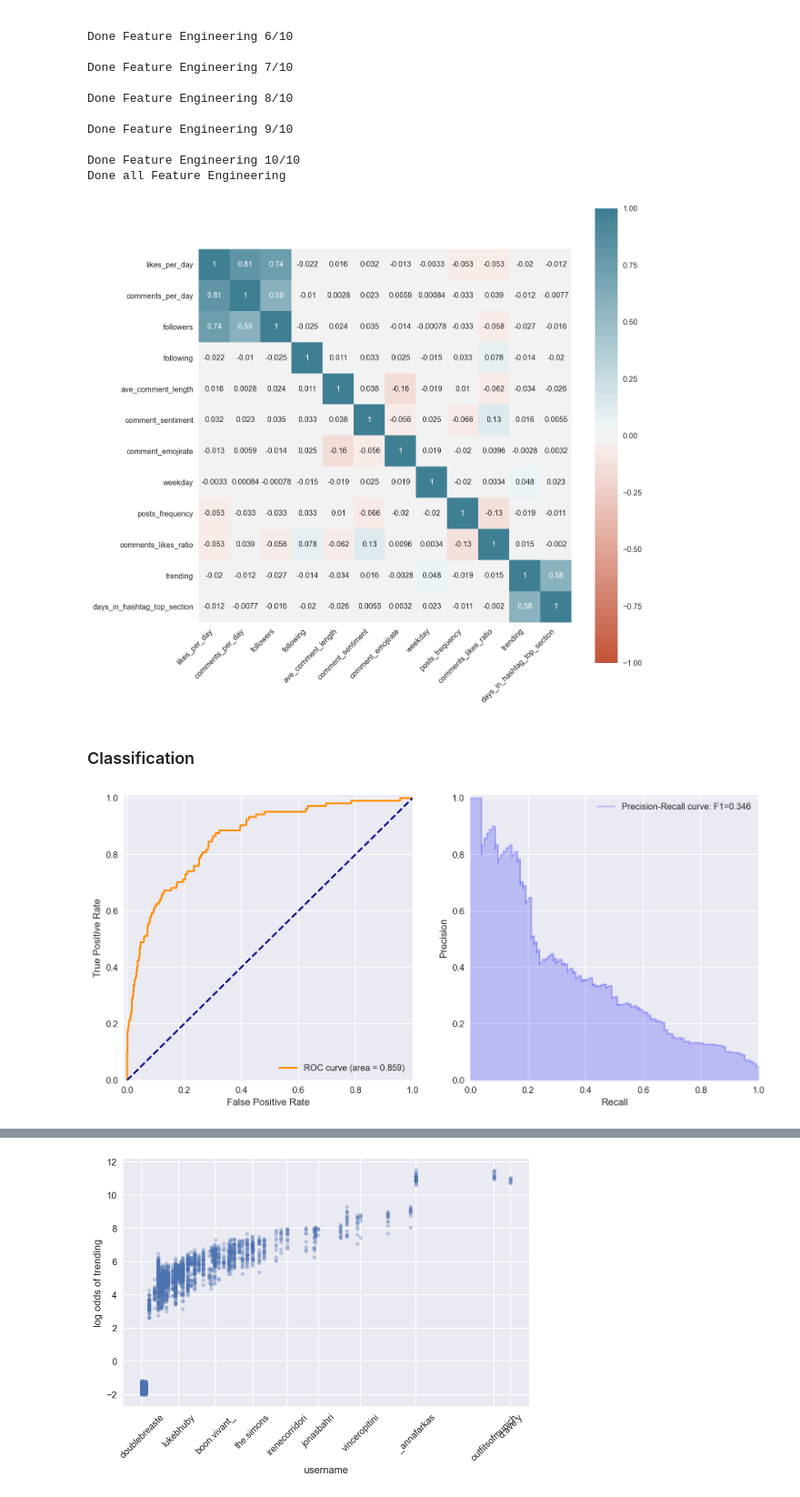
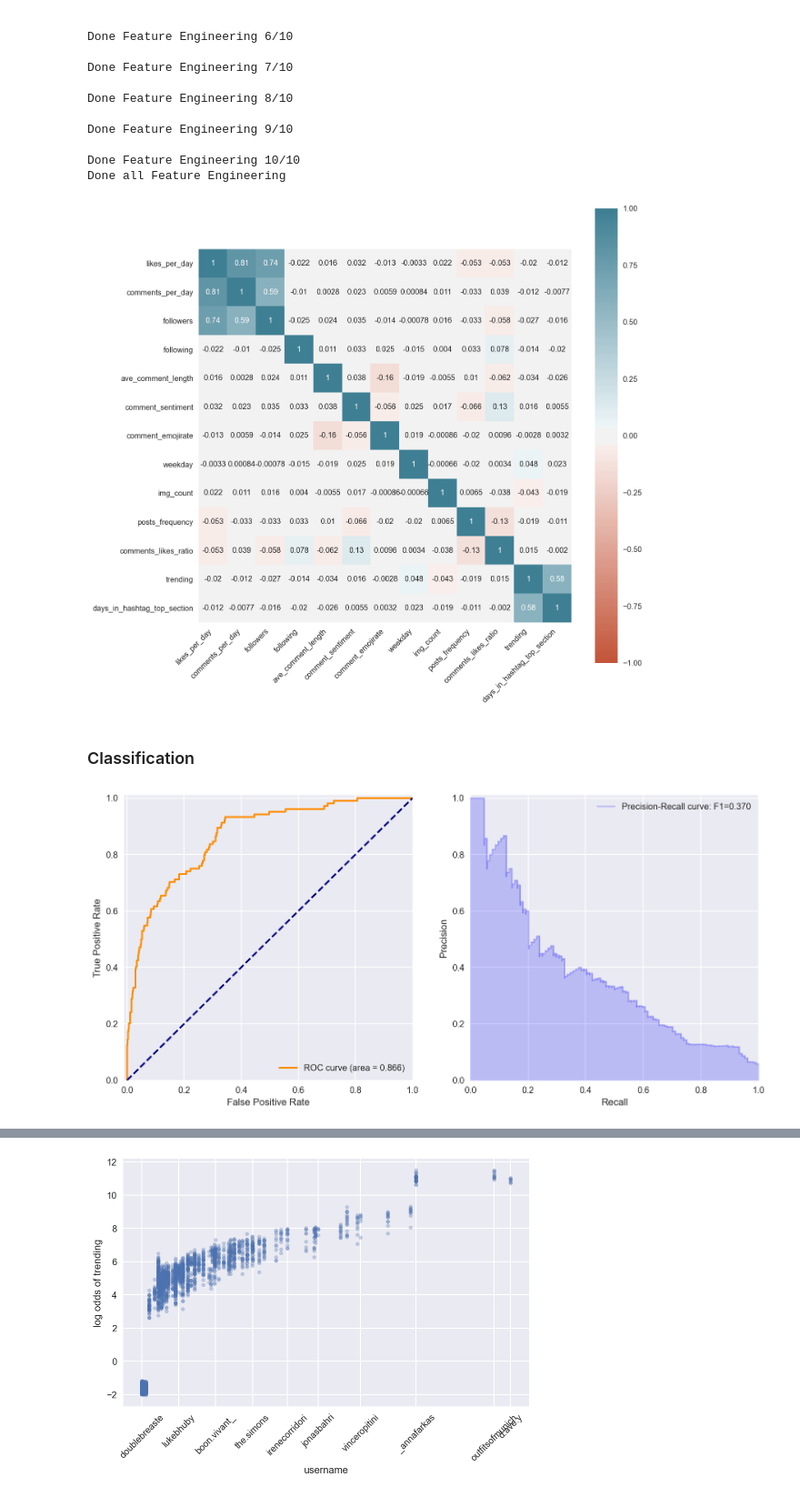
Before and after one commit to franknb/finesse, a Jupyter notebook: Finesse.ipynb, the cells around one changed output, grey strips where cells are left out. Shown at 91% size. Cells and saved outputs as stored; diff of their text form; code cells hidden in the pictures.

```diff
--- a/Finesse.ipynb
+++ b/Finesse.ipynb
@@ -130,17 +134,17 @@ Done all Feature Engineering
 # %%
 post = pd.read_pickle("./post.pkl")
 
 data = post[['username', 'likes_per_day', 'comments_per_day', 'followers', 'following',
-             'ave_comment_length', 'comment_sentiment', 'comment_emojirate', 'weekday',
+             'ave_comment_length', 'comment_sentiment', 'comment_emojirate', 'weekday', 'img_count',
              'posts_frequency', 'comments_likes_ratio', 'trending', 'days_in_hashtag_top_section']]
 # Plotting correlation matrix
 fig = plt.figure(figsize=(11, 11))
 ax = sns.heatmap(data.corr(), vmin=-1, vmax=1, center=0, cmap=sns.diverging_palette(20, 220, n=200),
                  square=True, annot=True)
 ax.set_xticklabels(ax.get_xticklabels(), rotation=45, horizontalalignment='right')
 plt.show()
 # %% [output]
-[figure, old version]
+[figure, new version]
 # %% [markdown]
 ### Classification
 # %%
@@ -167,7 +171,7 @@ X_ec_norm = pd.DataFrame(data = SS.transform(X_ec), columns = X.columns)
 # Using grid search to tune the model
 param = {'learning_rate': 0.1,
          'max_depth': 5,
-         'min_child_samples': 9,
+         'min_child_samples': 8,
          'num_leaves': 32,
          'reg_alpha': 0,
          'reg_lambda': 0.6,
@@ -177,7 +181,7 @@ y_pred = lgbm.fit(X_trainec_norm, y_train).predict_proba(X_testec_norm).T[1]
 fig = plt.figure(figsize=(13, 6))
 plot_curves(y_test, y_pred)
 # %% [output]
-[figure, old version]
+[figure, new version]
 # %%
 shap.initjs()
 explainer = shap.TreeExplainer(lgbm)
```
Also changed, not shown: parts of 12 cells of this notebook, 2 other files.
